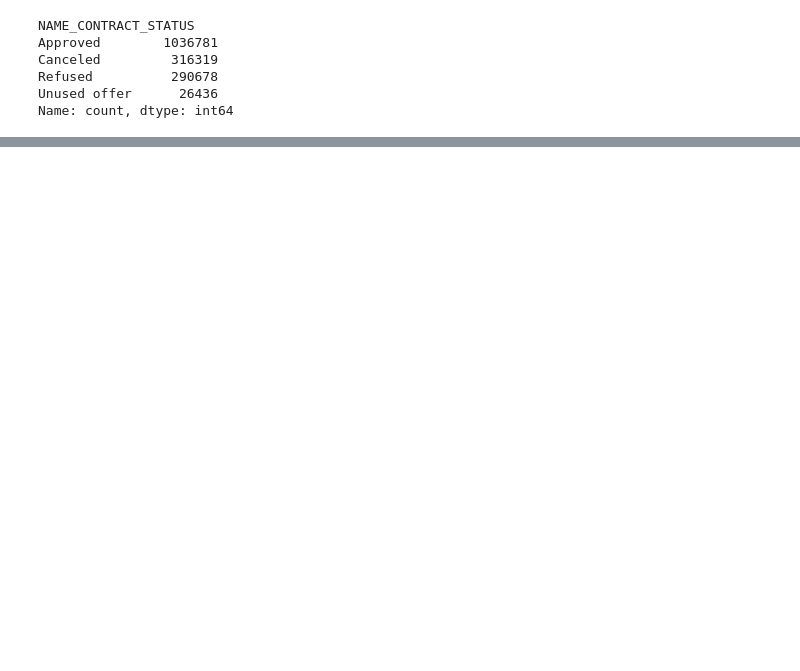
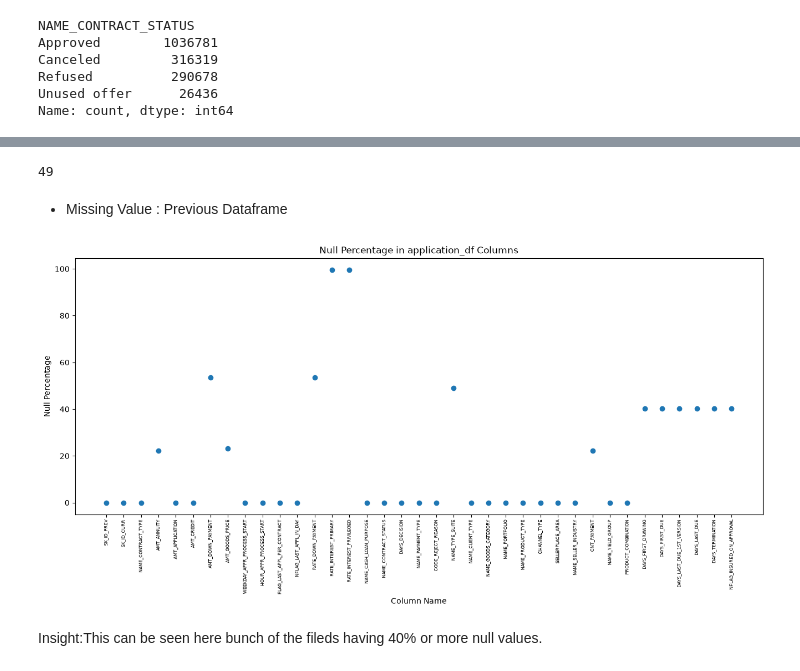
Before and after one commit to rakesh-kumar07/LogicMojo-AI-ML-June26-rakesh, a Jupyter notebook: EDA_Bank_Case_Study/Bank_loan_Assignment.ipynb, the cells around one changed output, grey strips where cells are left out. Cells and saved outputs as stored; diff of their text form; code cells hidden in the pictures; blank space fills up the shorter version.

```diff
--- a/EDA_Bank_Case_Study/Bank_loan_Assignment.ipynb
+++ b/EDA_Bank_Case_Study/Bank_loan_Assignment.ipynb
@@ -144,0 +386,23 @@ Name: count, dtype: int64
+# %%
+len(null_pct_application_df)
+# %% [output]
+49
+# %% [markdown]
+- Missing Value : Previous Dataframe
+# %%
+null_pct_previous_df = ((previous_df.isnull().sum()/previous_df.shape[0])*100).reset_index()
+null_pct_previous_df.columns = ['Column Name','Null Percentage']
+# null_pct_application_df = null_pct_application_df[null_pct_application_df['Null Percentage']>0]
+null_pct_previous_df
+
+plt.figure(figsize=(16,6))
+plt.scatter(null_pct_previous_df['Column Name'], null_pct_previous_df['Null Percentage'])
+plt.xlabel('Column Name')
+plt.xticks(rotation=90,fontsize=6)
+plt.ylabel('Null Percentage')
+plt.title('Null Percentage in application_df Columns')
+plt.show()
+# %% [output]
+[figure, added]
+# %% [markdown]
+Insight:This can be seen here bunch of the fileds having 40% or more null values.
```
Also changed, not shown: parts of 30 cells of this notebook.
